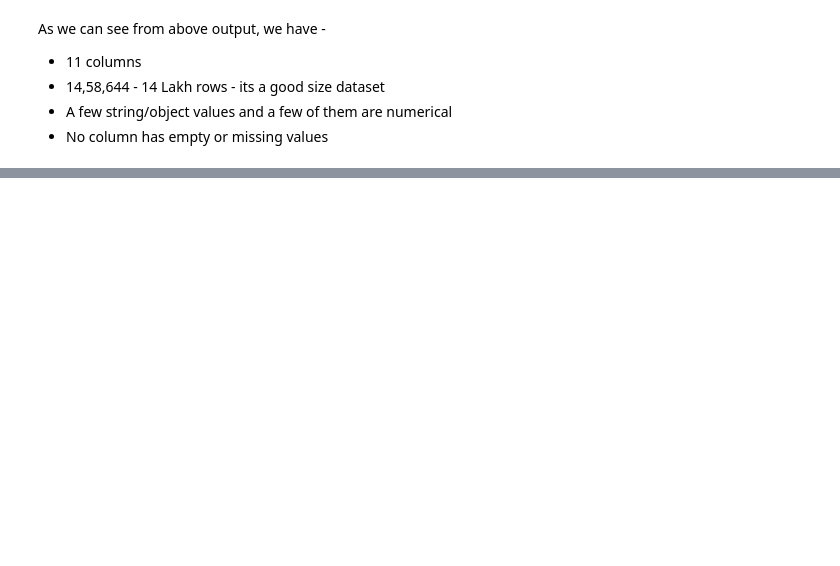
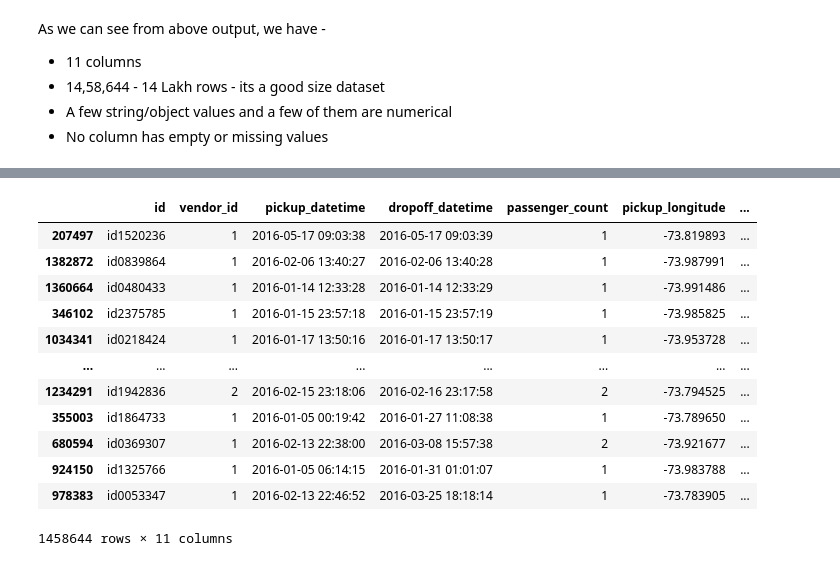
Before and after one commit to AMMLRepos/new-york-taxi-trip-duration, a Jupyter notebook: new_york_city_taxi_trip_duration.ipynb, the cells around one changed output, grey strips where cells are left out. Cells and saved outputs as stored; diff of their text form; code cells hidden in the pictures; blank space fills up the shorter version.

```diff
--- a/new_york_city_taxi_trip_duration.ipynb
+++ b/new_york_city_taxi_trip_duration.ipynb
@@ -125,0 +156,18 @@ raw_taxi_df.describe()
+# %%
+raw_taxi_df["trip_duration"] = raw_taxi_df["trip_duration"].astype("float64")
+# %%
+raw_taxi_df.sort_values(by = "trip_duration")
+# %% [output]
+|  | id | vendor_id | pickup_datetime | dropoff_datetime | passenger_count | pickup_longitude | ... |
+| 207497 | id1520236 | 1 | 2016-05-17 09:03:38 | 2016-05-17 09:03:39 | 1 | -73.819893 | ... |
+| 1382872 | id0839864 | 1 | 2016-02-06 13:40:27 | 2016-02-06 13:40:28 | 1 | -73.987991 | ... |
+| 1360664 | id0480433 | 1 | 2016-01-14 12:33:28 | 2016-01-14 12:33:29 | 1 | -73.991486 | ... |
+| 346102 | id2375785 | 1 | 2016-01-15 23:57:18 | 2016-01-15 23:57:19 | 1 | -73.985825 | ... |
+| 1034341 | id0218424 | 1 | 2016-01-17 13:50:16 | 2016-01-17 13:50:17 | 1 | -73.953728 | ... |
+| ... | ... | ... | ... | ... | ... | ... | ... |
+| 1234291 | id1942836 | 2 | 2016-02-15 23:18:06 | 2016-02-16 23:17:58 | 2 | -73.794525 | ... |
+| 355003 | id1864733 | 1 | 2016-01-05 00:19:42 | 2016-01-27 11:08:38 | 1 | -73.789650 | ... |
+| 680594 | id0369307 | 1 | 2016-02-13 22:38:00 | 2016-03-08 15:57:38 | 2 | -73.921677 | ... |
+| 924150 | id1325766 | 1 | 2016-01-05 06:14:15 | 2016-01-31 01:01:07 | 1 | -73.983788 | ... |
+| 978383 | id0053347 | 1 | 2016-02-13 22:46:52 | 2016-03-25 18:18:14 | 1 | -73.783905 | ... |
+1458644 rows × 11 columns
```
Also changed, not shown: parts of 9 cells of this notebook.
